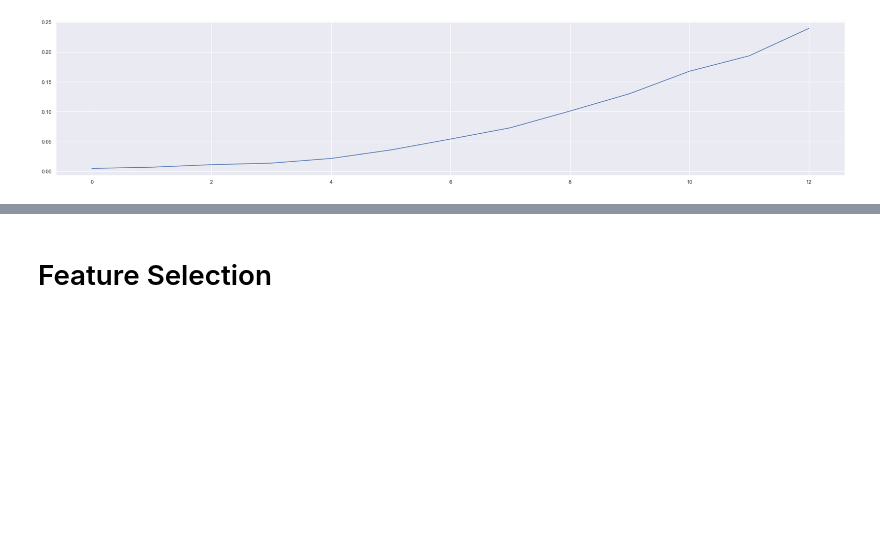
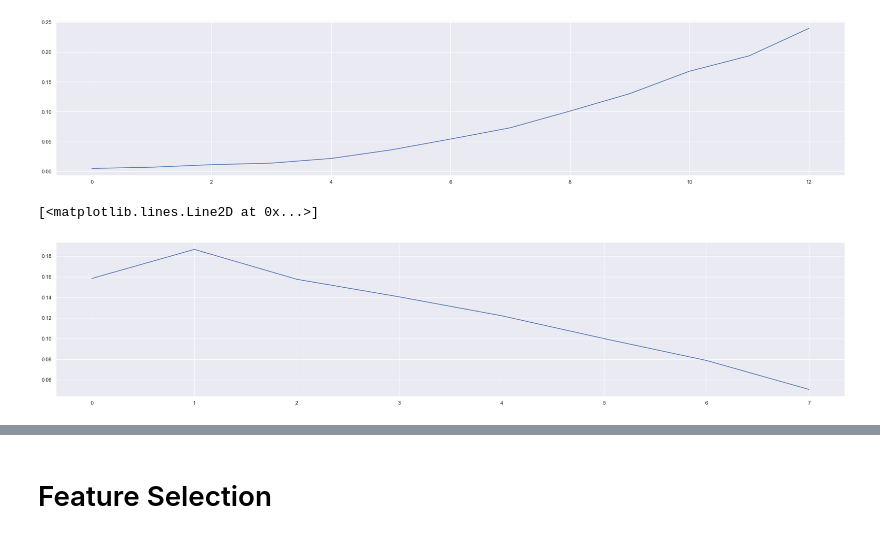
Before and after one commit to LouiseLi7/STA160-group-project, a Jupyter notebook: Midterm Project - STA 160 (Feature Selection Version).ipynb, the cells around one changed output, grey strips where cells are left out. Drawn from its saved outputs; the diff is of its cells as text; code cells hidden in the pictures; blank space fills up the shorter version.

```diff
--- a/Midterm Project - STA 160 (Feature Selection Version).ipynb
+++ b/Midterm Project - STA 160 (Feature Selection Version).ipynb
@@ -115,3 +115,13 @@ plt.plot(age_ratio)
 # %% [output]
 [<matplotlib.lines.Line2D at 0x...>]
 [figure]
+# %%
+# income ratio plot
+Income_ratio = []
+for i in range(1,9):
+    value = sum(hd_data[hd_data['HeartDiseaseorAttack']==1]['Income']==i)/sum(hd_data['Income']==i)
+    Income_ratio.append(value)
+plt.plot(Income_ratio)
+# %% [output]
+[<matplotlib.lines.Line2D at 0x...>]
+[figure, added]
```
Also changed, not shown: parts of 16 cells of this notebook.
